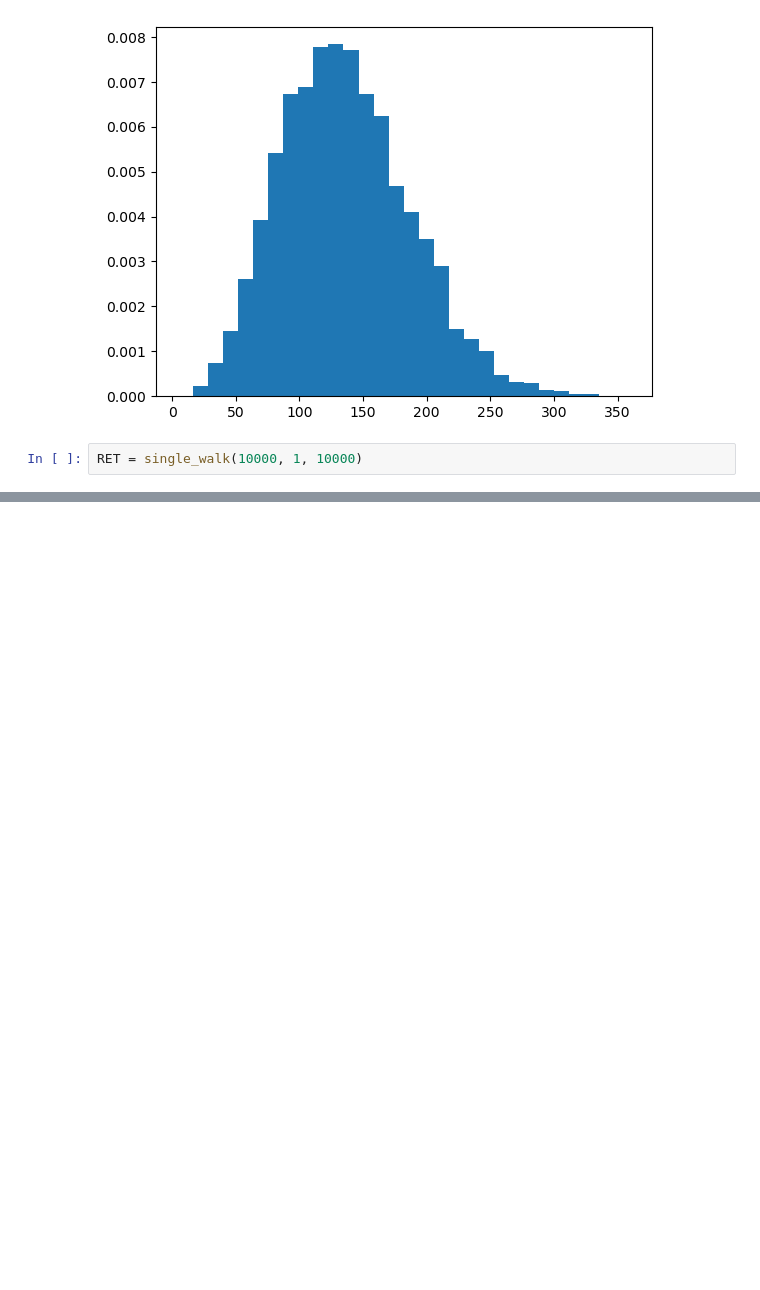
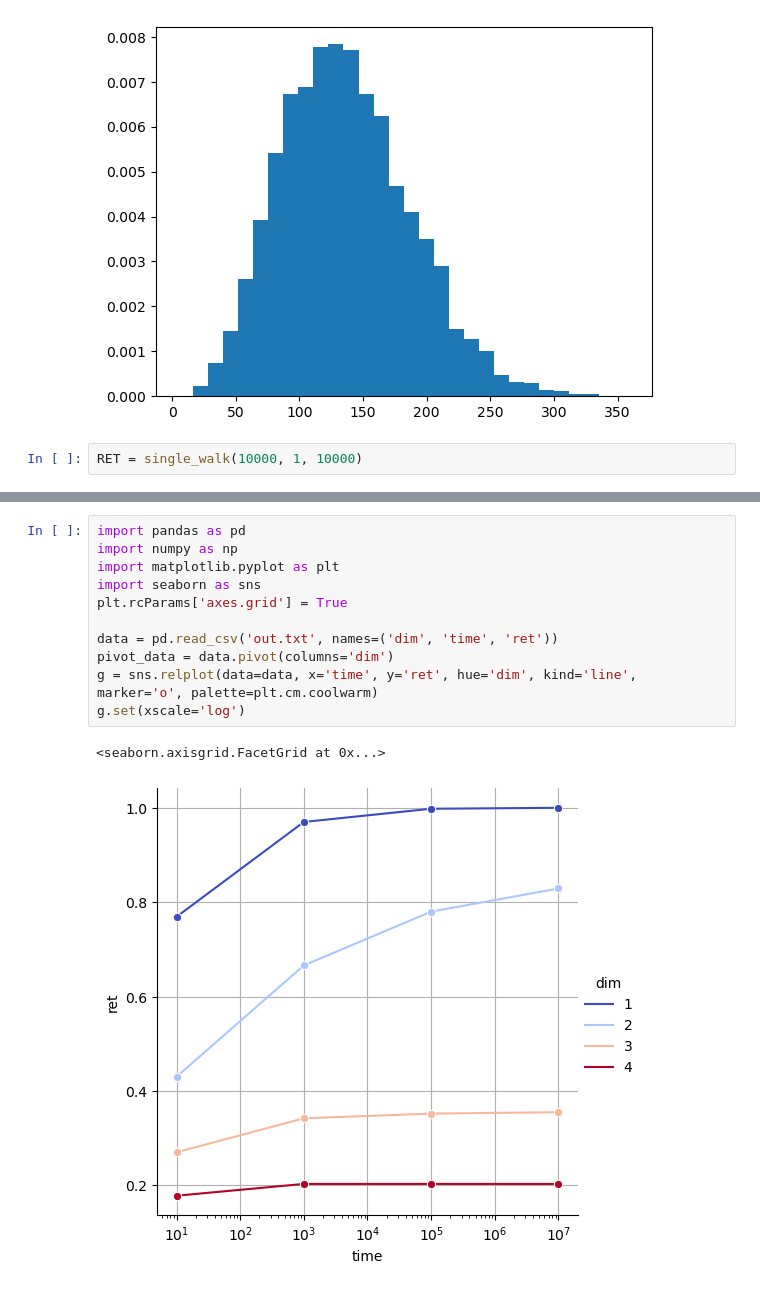
Before and after one commit to Wikcio1618/PW-Random-Walk, a Jupyter notebook: lab.ipynb, the cells around one changed output, grey strips where cells are left out. Cells and saved outputs as stored; diff of their text form; blank space fills up the shorter version.

```diff
--- a/lab.ipynb
+++ b/lab.ipynb
@@ -73,0 +121,14 @@ RET = single_walk(10000, 1, 10000)
+# %%
+import pandas as pd
+import numpy as np
+import matplotlib.pyplot as plt
+import seaborn as sns
+plt.rcParams['axes.grid'] = True
+
+data = pd.read_csv('out.txt', names=('dim', 'time', 'ret'))
+pivot_data = data.pivot(columns='dim')
+g = sns.relplot(data=data, x='time', y='ret', hue='dim', kind='line', marker='o', palette=plt.cm.coolwarm)
+g.set(xscale='log')
+# %% [output]
+<seaborn.axisgrid.FacetGrid at 0x...>
+[figure, added]
```
Also changed, not shown: parts of 5 cells of this notebook.
